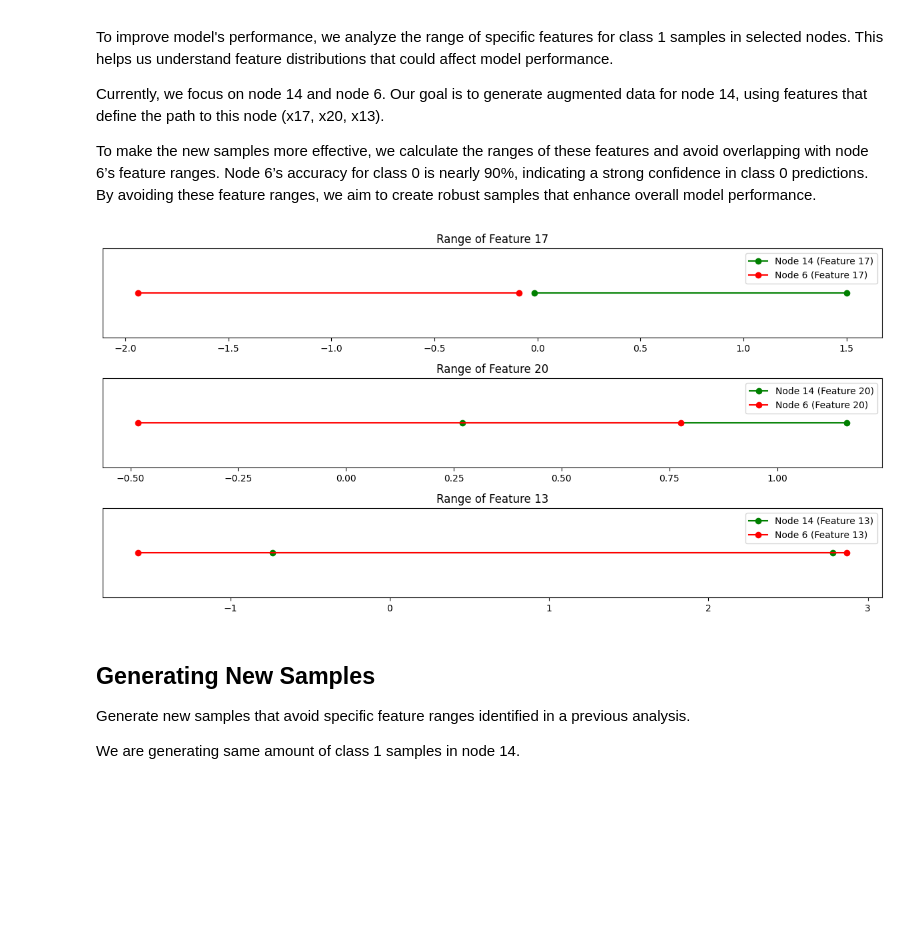
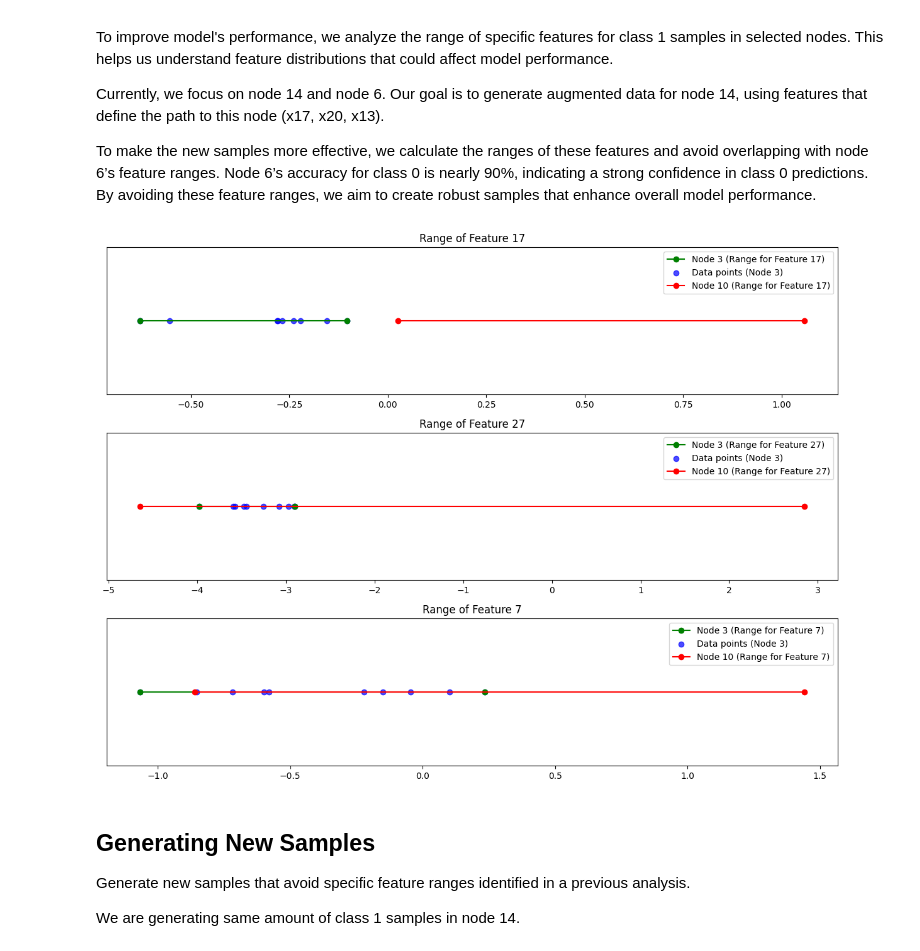
Before and after one commit to AsifAhmedShodip/MyRecourseProject, a Jupyter notebook: notebooks/ACES_dataset_decision_tree.ipynb, the cells around one changed output. Saved outputs shown, nothing was run; the diff lists cells and outputs as text; code cells hidden in the pictures; blank space fills up the shorter version.

```diff
--- a/notebooks/ACES_dataset_decision_tree.ipynb
+++ b/notebooks/ACES_dataset_decision_tree.ipynb
@@ -653,39 +653,74 @@ To make the new samples more effective, we calculate the ranges of these feature
 # %%
 import matplotlib.pyplot as plt
 
-def calculate_feature_ranges(tree_model, X_train, y_train, node_ids, features):
+def calculate_feature_ranges(tree_model, X_train, y_train, target_node_id, avoid_node_id, features):
     ranges = {}
-    for node_id in node_ids:
-        leaf_ids = tree_model.apply(X_train)
-        samples_in_node = X_train.iloc[leaf_ids == node_id]
-        class_1_samples = samples_in_node[y_train.iloc[leaf_ids == node_id] == 1]
-        ranges[node_id] = {feature: (class_1_samples.iloc[:, feature].min(), class_1_samples.iloc[:, feature].max()) for feature in features}
-    return ranges
+    node_samples = {}
 
-def plot_feature_ranges(ranges, features):
-    colors = ["green", "red"]
-    fig, axs = plt.subplots(len(features), 1, figsize=(12, len(features) * 2))
+    for node_id in [target_node_id, avoid_node_id]:
+        leaf_ids = tree_model.apply(X_train)  # Get the leaf node assignments for each sample
+        samples_in_node = X_train.iloc[leaf_ids == node_id]  # Get samples for the current node
+        class_1_samples = samples_in_node[y_train.iloc[leaf_ids == node_id] == 1]  # Filter class 1 samples
+
+        # Initialize an empty dict to store ranges for the current node
+        ranges[node_id] = {}
+
+        # Iterate over the features to calculate ranges
+        for feature in features:
+            # Get the min and max values for the current feature
+            min_value = class_1_samples.iloc[:, feature].min()
+            max_value = class_1_samples.iloc[:, feature].max()
+
+            # Store the range for the current node and feature
+            ranges[node_id][feature] = (min_value, max_value)
+
+            # # Print the data points that are creating the range
+            # min_point = class_1_samples[class_1_samples.iloc[:, feature] == min_value]
+            # max_point = class_1_samples[class_1_samples.iloc[:, feature] == max_value]
+
+            # print(f"\nNode {node_id}, Feature {feature}:")
+            # print(f"Min value: {min_value}, corresponding data point(s):{min_point[[feature]]}")
+            # print(f"Max value: {max_value}, corresponding data point(s):{max_point[[feature]]}")
+
+        # Store the class 1 samples for future use
+        node_samples[node_id] = class_1_samples
+
+    return ranges, node_samples
+
+def plot_feature_ranges(ranges, features, node_samples, target_node_id, range_colors=["green", "red"], point_color="blue"):
+    fig, axs = plt.subplots(len(features), 1, figsize=(12, len(features) * 3))
 
     for i, feature in enumerate(features):
         for j, (node_id, node_ranges) in enumerate(ranges.items()):
             feature_range = node_ranges[feature]
-            axs[i].plot(feature_range, [i]*2, marker='o', color=colors[j], label=f"Node {node_id} (Feature {feature})")
+            # Plot the feature range for each node
+            axs[i].plot(feature_range, [i]*2, marker='o', color=range_colors[j], label=f"Node {node_id} (Range for Feature {feature})")
             axs[i].set_title(f"Range of Feature {feature}")
+
+            # Only plot the actual data points for the target node
+            if node_id == target_node_id:
+                data_points = node_samples[node_id].iloc[:, feature]  # Extract the data points for this feature
+                axs[i].scatter(data_points, [i]*len(data_points), color=point_color, alpha=0.7, label=f"Data points (Node {node_id})")
 
     for ax in axs:
         ax.legend()
         ax.set_yticks([])
 
     plt.tight_layout()
     plt.show()
 
-features_of_interest = [17, 20, 13]
-node_ids = [14, 6]
-ranges = calculate_feature_ranges(best_model, X_train, y_train, node_ids, features_of_interest)
+# Define everything outside the functions
+target_node_id = 3  # Node ID for the target node
+avoid_node_id = 10   # Node ID for the node to avoid
+features_of_interest = [17, 27, 7]  # List of feature indices to calculate ranges for
 
-plot_feature_ranges(ranges, features_of_interest)
+# Calculate the feature ranges and get the data points for each node
+ranges, node_samples = calculate_feature_ranges(best_model, X_train, y_train, target_node_id, avoid_node_id, features_of_interest)
+
+# Plot feature ranges along with data points only for the target node
+plot_feature_ranges(ranges, features_of_interest, node_samples, target_node_id)
 # %% [output]
-[figure, old version]
+[figure, new version]
 # %% [markdown]
 ## Generating New Samples
 Generate new samples that avoid specific feature ranges identified in a previous analysis.
```
Also changed, not shown: parts of 18 cells of this notebook.
